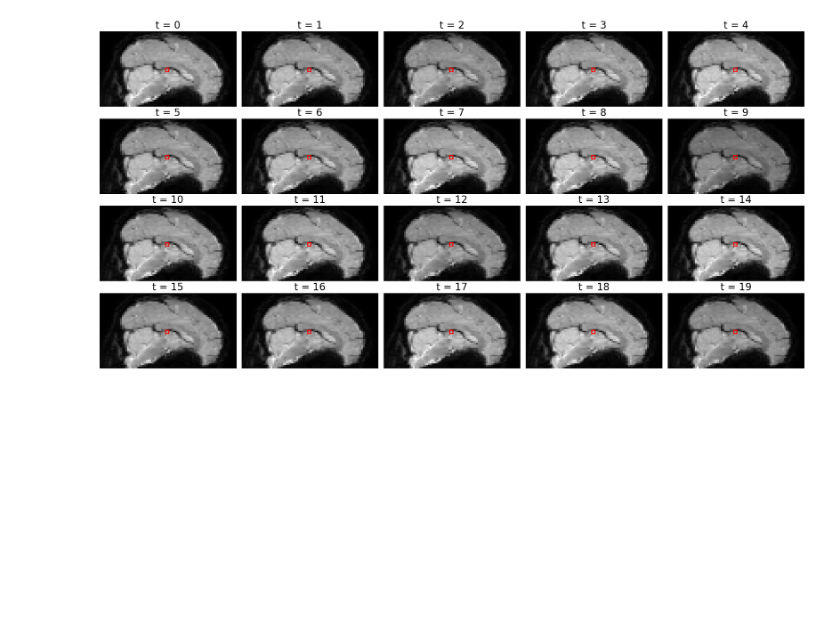
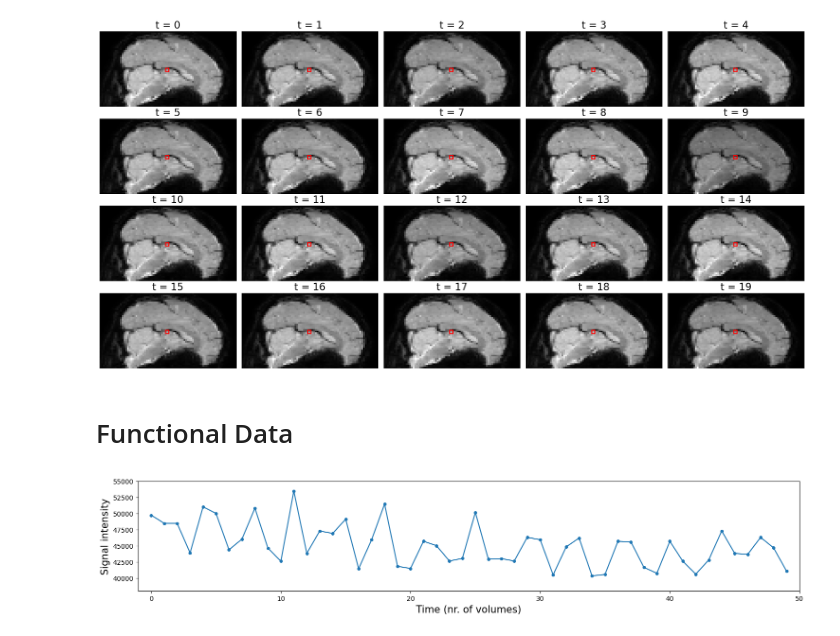
Before and after one commit to XixWISExiX/Neural-Data-Science, a Jupyter notebook: Classwork/Week11_fMRI_Data_Exploration/fMRIAnalysis.ipynb, the cells around one changed output. Cells and saved outputs as stored; diff of their text form; code cells hidden in the pictures; blank space fills up the shorter version.

```diff
--- a/Classwork/Week11_fMRI_Data_Exploration/fMRIAnalysis.ipynb
+++ b/Classwork/Week11_fMRI_Data_Exploration/fMRIAnalysis.ipynb
@@ -168,3 +168,16 @@ for t, ax in enumerate(axes.flatten()):
 fig.tight_layout()
 # %% [output]
 [figure]
+# %% [markdown]
+# Functional Data
+# %%
+# Plot the time series of the voxel [39, 39, 21]
+plt.figure(figsize=(18, 3))
+plt.plot(mid_vox_ts, 'o-', ms=4)
+plt.xlim(-1, mid_vox_ts.size)
+plt.ylim(38000, 55000)
+plt.ylabel('Signal intensity', fontsize=15)
+plt.xlabel('Time (nr. of volumes)', fontsize=15)
+plt.show()
+# %% [output]
+[figure, added]
```
Also changed, not shown: parts of 6 cells of this notebook.
